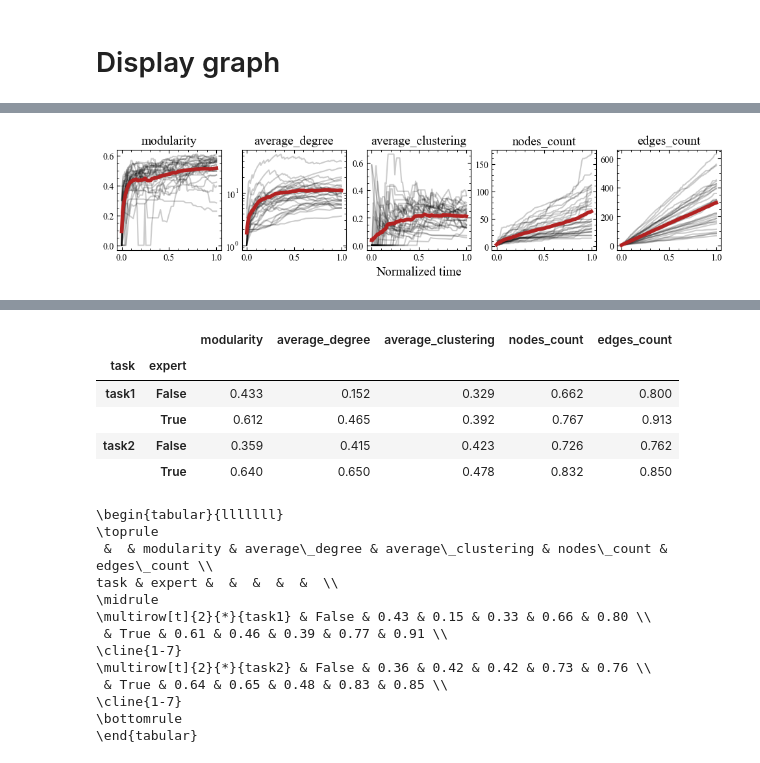
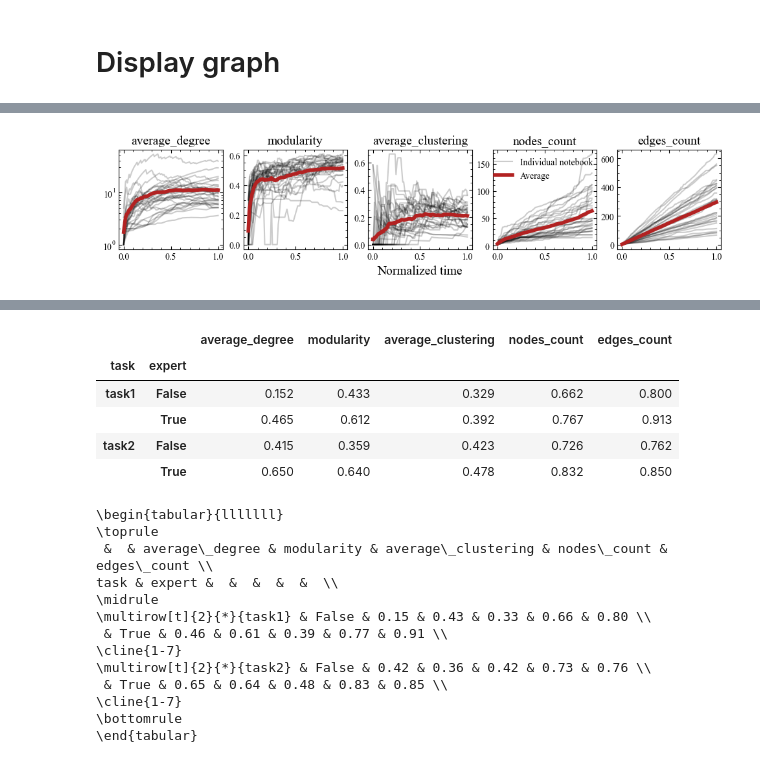
Before and after one commit to konstantgr/jupyter-logs-analysis, a Jupyter notebook: analysis/03-graph-analysis.ipynb, the cells around one changed output, grey strips where cells are left out. Drawn from its saved outputs; the diff is of its cells as text; code cells hidden in the pictures.

```diff
--- a/analysis/03-graph-analysis.ipynb
+++ b/analysis/03-graph-analysis.ipynb
@@ -99,8 +109,12 @@ graph_metrics_merged.head()
 | 2 | 19160d7e-eb8e-4a81-9e92-e9d8335eee31 | 0.564548 | 10.238095 | 0.252116 | 42 | 215 | expert_5 | True | ... |
 | 3 | 232bcb48-7455-4109-9eeb-809649a6bedc | 0.502743 | 12.985507 | 0.229112 | 69 | 448 | expert_1 | True | ... |
 | 4 | 29da7c56-5a69-485f-b181-a0a7199a559c | 0.572181 | 7.943396 | 0.143793 | 106 | 421 | student_2 | False | ... |
+# %%
+metrics = [
+    'average_degree', 'modularity', 'average_clustering',
+    'nodes_count', 'edges_count'
+]
 # %%
-metrics = list(processor.graph_metrics_mapping.keys())
 graph_table = graph_metrics_merged.groupby(['task', 'expert'])[metrics].mean().round(2).applymap('{:.2f}'.format)
 graph_table
 # %% [output]
@@ -237,26 +244,30 @@ plt.rcParams["font.family"] = "Times New Roman"
 # %%
 fig, axs = plt.subplots(1, 5, figsize=(12, 2))
 
 for i, metric in enumerate(metrics):
     ax = axs[i]
     curves = []
     for kernel_id, g in all_evolutions.groupby("kernel_id"):
         x, y = continuous_transform(
             np.linspace(0, 1, g[metric].shape[0]),
             g[metric].astype('float')
         )
         curves.append(y)
         ax.plot(x, y, alpha=0.2, color='k')
 
     ax.set_title(metric, fontsize=14)
     ax.plot(x, np.sum(curves, axis=0) / len(curves), color='firebrick', lw=4)
 
+axs[-1].lines[-2].set_label(s="Individual notebook")
+axs[-1].lines[-1].set_label(s="Average")
+legend = plt.legend(bbox_to_anchor=(-0.16, 1), fontsize=10)
+
 axs[2].set_xlabel("Normalized time", fontsize=14)
-axs[1].set_yscale("log")
+axs[0].set_yscale("log")
 plt.savefig("figures/evolution/graph_metrics.pdf", dpi=300, bbox_inches='tight')
 plt.show()
 # %% [output]
-[figure, old version]
+[figure, new version]
 # %%
 df_tmp = june.df[['user_id', 'kernel_id', 'expert', 'task']] \
     .drop_duplicates(subset=['user_id', 'kernel_id', 'expert'], keep='last')
@@ -282,25 +293,25 @@ df_corr[metrics] = df_corr[metrics]
 table = df_corr.loc[indices][metrics].droplevel(2)
 table.round(3)
 # %% [output]
-|  |  | modularity | average_degree | average_clustering | nodes_count | edges_count |
+|  |  | average_degree | modularity | average_clustering | nodes_count | edges_count |
 | task | expert |  |  |  |  |  |
-| task1 | False | 0.433 | 0.152 | 0.329 | 0.662 | 0.800 |
-|  | True | 0.612 | 0.465 | 0.392 | 0.767 | 0.913 |
-| task2 | False | 0.359 | 0.415 | 0.423 | 0.726 | 0.762 |
-|  | True | 0.640 | 0.650 | 0.478 | 0.832 | 0.850 |
+| task1 | False | 0.152 | 0.433 | 0.329 | 0.662 | 0.800 |
+|  | True | 0.465 | 0.612 | 0.392 | 0.767 | 0.913 |
+| task2 | False | 0.415 | 0.359 | 0.423 | 0.726 | 0.762 |
+|  | True | 0.650 | 0.640 | 0.478 | 0.832 | 0.850 |
 # %%
 print(table.round(2).applymap('{:.2f}'.format).to_latex(escape=True, multirow=True))
 # %% [output]
 \begin{tabular}{lllllll}
 \toprule
- &  & modularity & average\_degree & average\_clustering & nodes\_count & edges\_count \\
+ &  & average\_degree & modularity & average\_clustering & nodes\_count & edges\_count \\
 task & expert &  &  &  &  &  \\
 \midrule
-\multirow[t]{2}{*}{task1} & False & 0.43 & 0.15 & 0.33 & 0.66 & 0.80 \\
- & True & 0.61 & 0.46 & 0.39 & 0.77 & 0.91 \\
+\multirow[t]{2}{*}{task1} & False & 0.15 & 0.43 & 0.33 & 0.66 & 0.80 \\
+ & True & 0.46 & 0.61 & 0.39 & 0.77 & 0.91 \\
 \cline{1-7}
-\multirow[t]{2}{*}{task2} & False & 0.36 & 0.42 & 0.42 & 0.73 & 0.76 \\
- & True & 0.64 & 0.65 & 0.48 & 0.83 & 0.85 \\
+\multirow[t]{2}{*}{task2} & False & 0.42 & 0.36 & 0.42 & 0.73 & 0.76 \\
+ & True & 0.65 & 0.64 & 0.48 & 0.83 & 0.85 \\
 \cline{1-7}
 \bottomrule
 \end{tabular}
```
Also changed, not shown: parts of 16 cells of this notebook, 19 other files.
